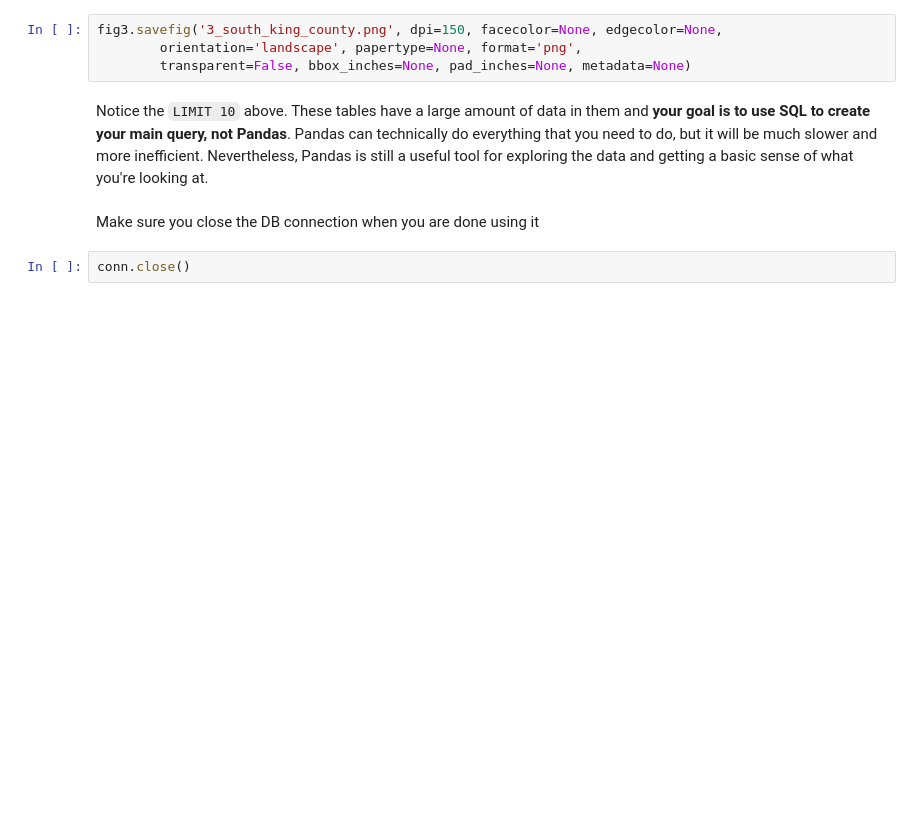
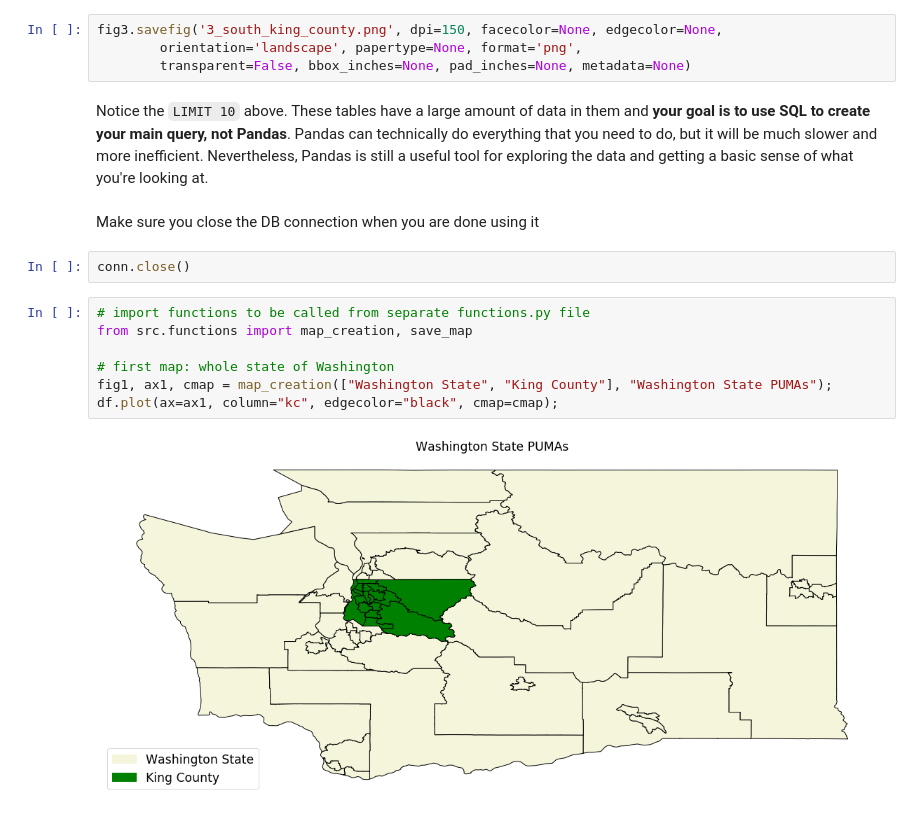
Before and after one commit to hmdev649/dsc-mod-1-project-seattle-ds, a Jupyter notebook: notebooks/exploratory/cavinsNOTEBOOK.ipynb, the cells around one changed output. Saved outputs shown, nothing was run; the diff lists cells and outputs as text; blank space fills up the shorter version.

```diff
--- a/notebooks/exploratory/cavinsNOTEBOOK.ipynb
+++ b/notebooks/exploratory/cavinsNOTEBOOK.ipynb
@@ -157,3 +157,12 @@ Notice the `LIMIT 10` above.  These tables have a large amount of data in them a
 Make sure you close the DB connection when you are done using it
 # %%
 conn.close()
+# %%
+# import functions to be called from separate functions.py file
+from src.functions import map_creation, save_map
+
+# first map: whole state of Washington
+fig1, ax1, cmap = map_creation(["Washington State", "King County"], "Washington State PUMAs");
+df.plot(ax=ax1, column="kc", edgecolor="black", cmap=cmap);
+# %% [output]
+[figure, added]
```
Also changed, not shown: parts of 5 cells of this notebook, 8 other files.
